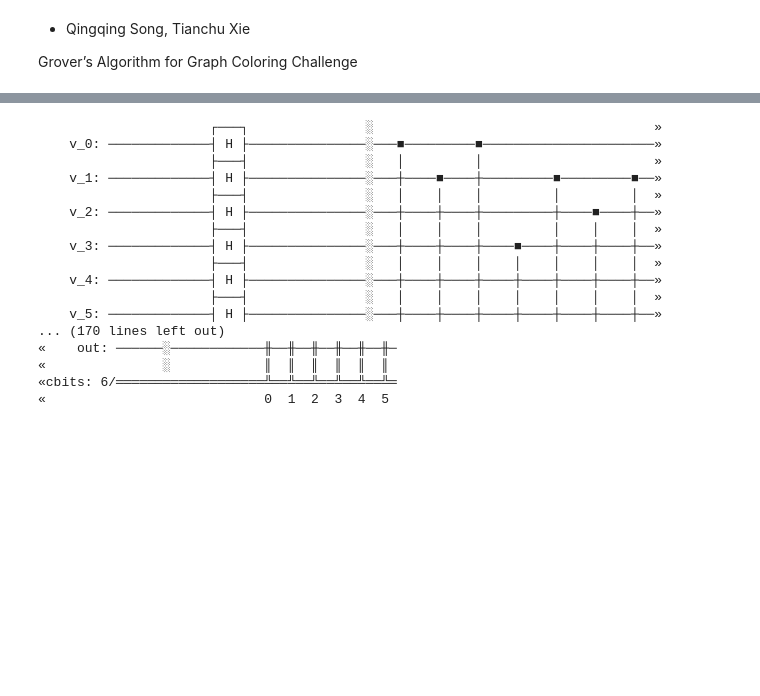
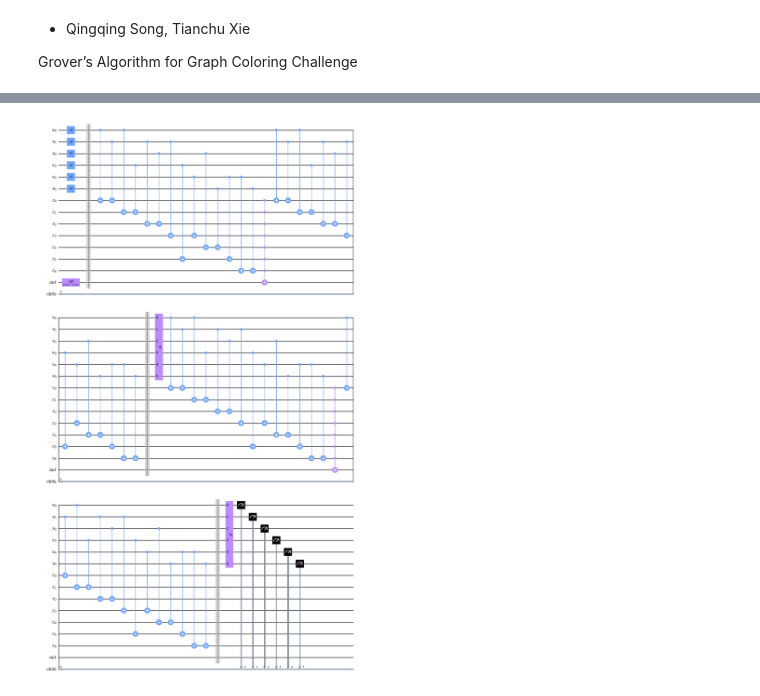
Before and after one commit to tianchuxie/bitcamp2023, a Jupyter notebook: GROVER_city_color.ipynb, the cells around one changed output, grey strips where cells are left out. Drawn from its saved outputs; the diff is of its cells as text; code cells hidden in the pictures; blank space fills up the shorter version.

```diff
--- a/GROVER_city_color.ipynb
+++ b/GROVER_city_color.ipynb
@@ -130,51 +98,35 @@ def diffuser(nqubits):
 var_qubits = QuantumRegister(num_city, name='v')
 clause_qubits = QuantumRegister(len(clause_list), name='c')
 output_qubit = QuantumRegister(1, name='out')
 cbits = ClassicalRegister(num_city, name='cbits')
 qc = QuantumCircuit(var_qubits, clause_qubits, output_qubit, cbits)
 
 # Initialize 'out0' in state |->
 qc.initialize([1, -1]/np.sqrt(2), output_qubit)
 
 # Initialize qubits in state |s>
 qc.h(var_qubits)
 qc.barrier()  # for visual separation
 
 ## First Iteration
 # Apply our oracle
 cityColor_oracle(qc, clause_list, clause_qubits)
 qc.barrier()  # for visual separation
 # Apply our diffuser
 qc.append(diffuser(num_city), list(range(num_city)))
 
 ## Second Iteration
 cityColor_oracle(qc, clause_list, clause_qubits)
 qc.barrier()  # for visual separation
 # Apply our diffuser
 qc.append(diffuser(num_city), list(range(num_city)))
 
 # Measure the variable qubits
 qc.measure(var_qubits, cbits)
 
-qc.draw()
+qc.draw('mpl')
 # %% [output]
-                      ┌───┐               ░                                    »
-    v_0: ─────────────┤ H ├───────────────░───■─────────■──────────────────────»
-                      ├───┤               ░   │         │                      »
-    v_1: ─────────────┤ H ├───────────────░───┼────■────┼─────────■─────────■──»
-                      ├───┤               ░   │    │    │         │         │  »
-    v_2: ─────────────┤ H ├───────────────░───┼────┼────┼─────────┼────■────┼──»
-                      ├───┤               ░   │    │    │         │    │    │  »
-    v_3: ─────────────┤ H ├───────────────░───┼────┼────┼────■────┼────┼────┼──»
-                      ├───┤               ░   │    │    │    │    │    │    │  »
-    v_4: ─────────────┤ H ├───────────────░───┼────┼────┼────┼────┼────┼────┼──»
-                      ├───┤               ░   │    │    │    │    │    │    │  »
-    v_5: ─────────────┤ H ├───────────────░───┼────┼────┼────┼────┼────┼────┼──»
-... (170 lines left out)
-«    out: ──────░────────────╫──╫──╫──╫──╫──╫─
-«               ░            ║  ║  ║  ║  ║  ║
-«cbits: 6/═══════════════════╩══╩══╩══╩══╩══╩═
-«                            0  1  2  3  4  5
+[figure, added]
 # %%
 # Setting up and running the QASM simulator.
 backend = Aer.get_backend('qasm_simulator') # Choosing the simulator we want to use
```
Also changed, not shown: parts of 4 cells of this notebook, 2 other files.
